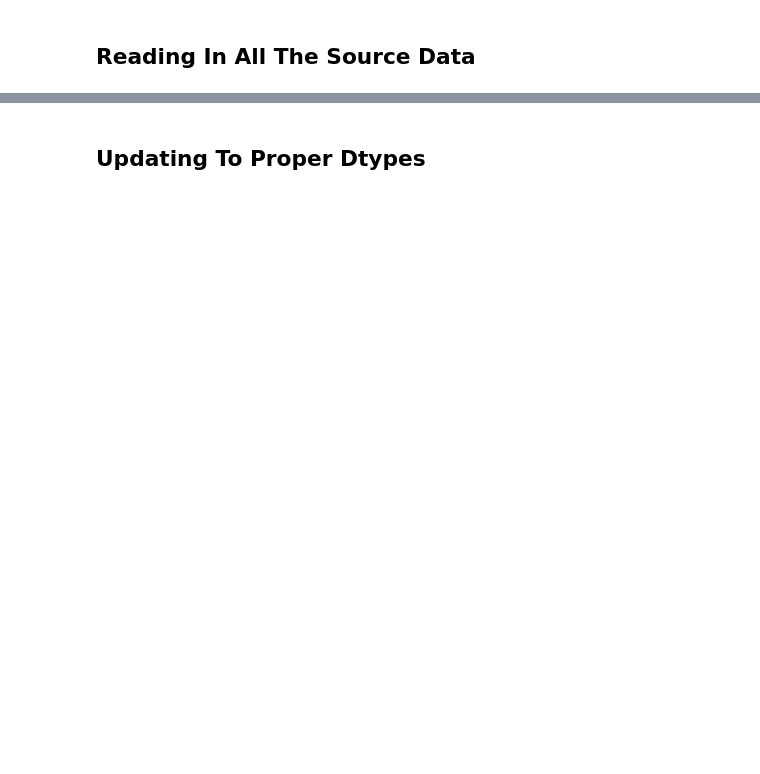
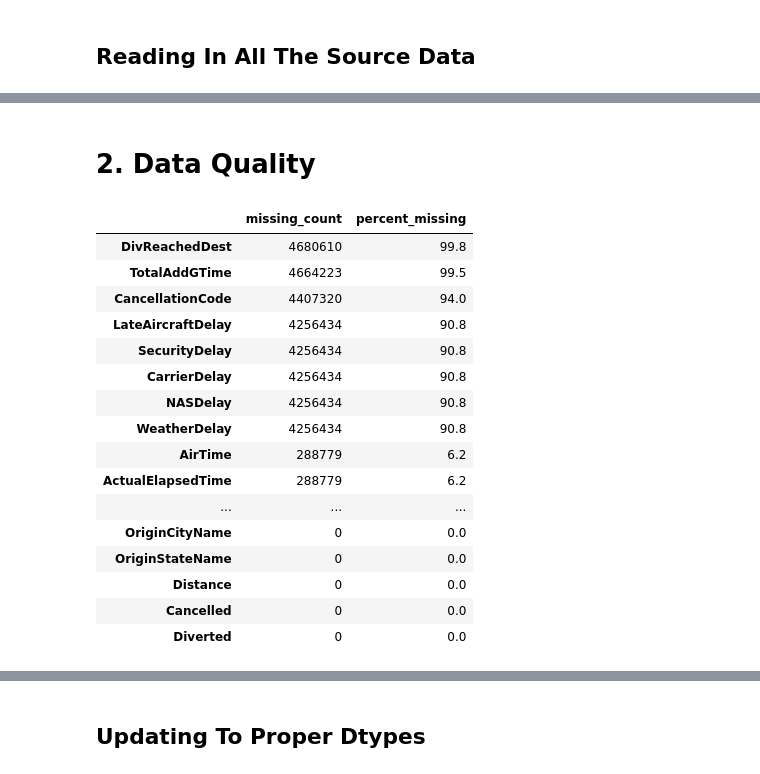
Before and after one commit to oubrando/eda-project, a Jupyter notebook: notebooks/Trace_Recon.ipynb, the cells around one changed output, grey strips where cells are left out. Cells and saved outputs as stored; diff of their text form; code cells hidden in the pictures; blank space fills up the shorter version.

```diff
--- a/notebooks/Trace_Recon.ipynb
+++ b/notebooks/Trace_Recon.ipynb
@@ -234,0 +264,34 @@ df.head()
+# %% [markdown]
+# 2. Data Quality
+# %%
+#Displaying dataframe of missing values for each feature
+#num_flights = len(df)
+att_missing = df.isna().sum().sort_values(ascending=False)
+pct_missing = df.isna().mean().sort_values(ascending=False)
+# missing = pd.DataFrame({
+#       'missing_count': df.isna().sum(),
+#       'percent_missing': (df.isna().sum()/len(df))*100
+# # })
+missing = pd.DataFrame({
+      'missing_count': att_missing,
+      'percent_missing': (pct_missing*100).round(1)
+})
+missing
+# %% [output]
+|  | missing_count | percent_missing |
+| DivReachedDest | 4680610 | 99.8 |
+| TotalAddGTime | 4664223 | 99.5 |
+| CancellationCode | 4407320 | 94.0 |
+| LateAircraftDelay | 4256434 | 90.8 |
+| SecurityDelay | 4256434 | 90.8 |
+| CarrierDelay | 4256434 | 90.8 |
+| NASDelay | 4256434 | 90.8 |
+| WeatherDelay | 4256434 | 90.8 |
+| AirTime | 288779 | 6.2 |
+| ActualElapsedTime | 288779 | 6.2 |
+| ... | ... | ... |
+| OriginCityName | 0 | 0.0 |
+| OriginStateName | 0 | 0.0 |
+| Distance | 0 | 0.0 |
+| Cancelled | 0 | 0.0 |
+| Diverted | 0 | 0.0 |
```
Also changed, not shown: parts of 18 cells of this notebook.
